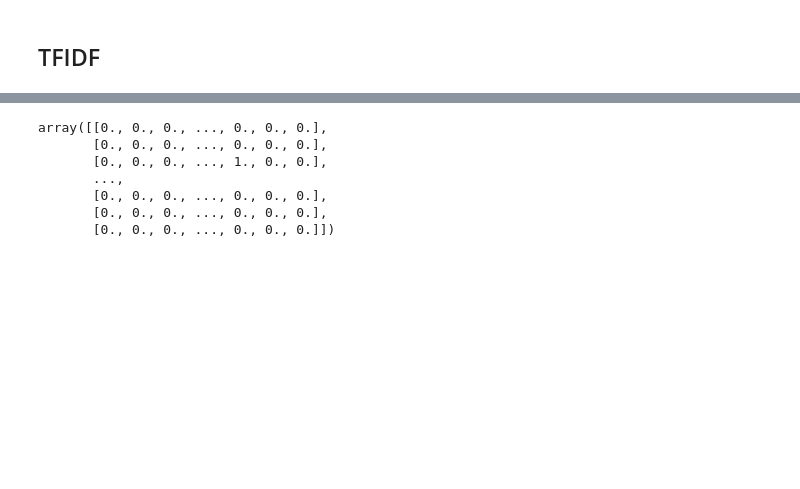
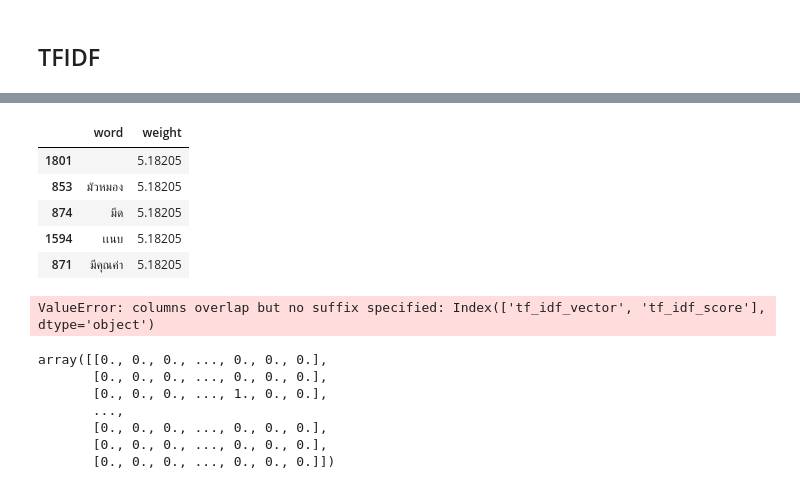
Before and after one commit to BFF-Pattern/Thai-Artist-Classification-by-Song-Lyrics, a Jupyter notebook: Preprocessing.ipynb, the cells around one changed output, grey strips where cells are left out. Drawn from its saved outputs; the diff is of its cells as text; code cells hidden in the pictures; blank space fills up the shorter version.

```diff
--- a/Preprocessing.ipynb
+++ b/Preprocessing.ipynb
@@ -326,3 +317,29 @@ t_feat2.shape
+# %%
+# get highest weights
+tfidf_df.sort_values('weight', ascending=False).head()
+# %% [output]
+|  | word | weight |
+| 1801 | ﻿ | 5.18205 |
+| 853 | มัวหมอง | 5.18205 |
+| 874 | มีด | 5.18205 |
+| 1594 | เเนบ | 5.18205 |
+| 871 | มีคุณค่า | 5.18205 |
+# %%
+# assign tf idf scores to each song
+tf_idf_vector = tfidf_transformer.transform(word_count_vector)
+
+# attach count vectors to dataframe
+tf_idf_vector_lst = [-1] * len(song_df)
+for i in range(len(song_df)):
+    tf_idf_vector_lst[i] = tf_idf_vector[i]
+song_df['tf_idf_vector'] = tf_idf_vector_lst
+
+song_df['tf_idf_score'] = song_df['tf_idf_vector'].map(lambda vec: np.sum(vec.todense()))
+
+# join valus to selected artists
+song_filter_df = song_filter_df.join(song_df[['tf_idf_vector', 'tf_idf_score']])
+# %% [output]
+ValueError: columns overlap but no suffix specified: Index(['tf_idf_vector', 'tf_idf_score'], dtype='object')
 # %%
 t_feat2.toarray()
 # %% [output]
```
Also changed, not shown: parts of 32 cells of this notebook.
